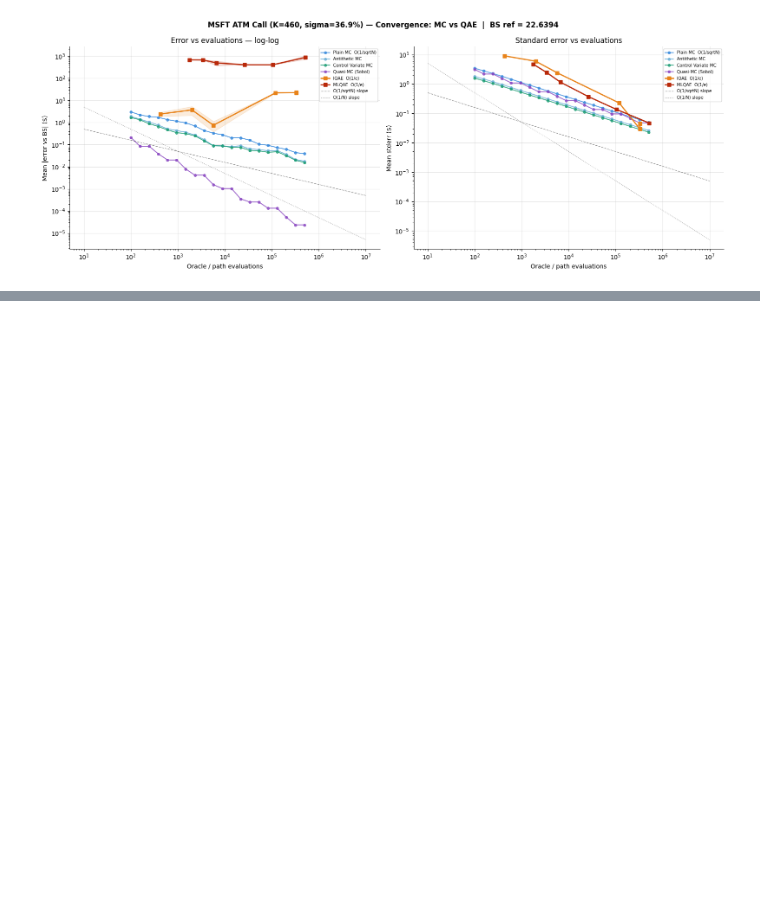
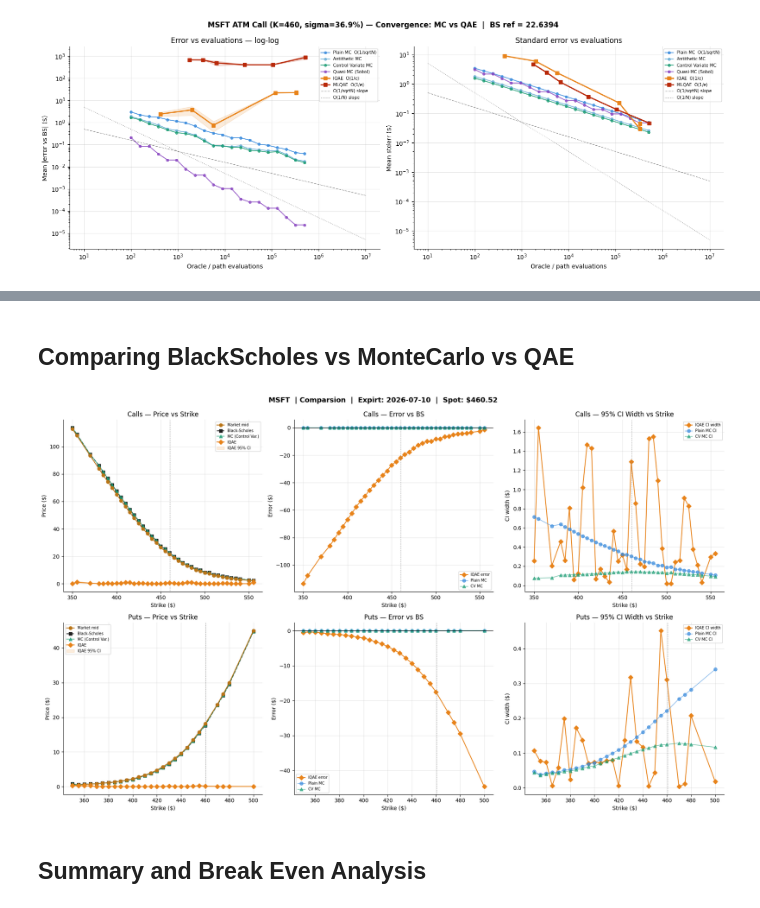
Before and after one commit to Alankrit01/Quantum-Options-Pricing, a Jupyter notebook: QAE.ipynb, the cells around one changed output, grey strips where cells are left out. Drawn from its saved outputs; the diff is of its cells as text; code cells hidden in the pictures; blank space fills up the shorter version.

```diff
--- a/QAE.ipynb
+++ b/QAE.ipynb
@@ -158,6 +158,8 @@ bs_calls = pd.read_csv(os.path.join(DATA_DIR, f"{SLUG}_bs_calls.csv")) \
            if os.path.exists(os.path.join(DATA_DIR, f"{SLUG}_bs_calls.csv")) else None
 mc_calls = pd.read_csv(os.path.join(DATA_DIR, f"{SLUG}_mc_calls.csv")) \
            if os.path.exists(os.path.join(DATA_DIR, f"{SLUG}_mc_calls.csv")) else None
+mc_puts = pd.read_csv(os.path.join(DATA_DIR, f"{SLUG}_mc_puts.csv")) \
+           if os.path.exists(os.path.join(DATA_DIR, f"{SLUG}_mc_puts.csv")) else None
 mc_conv  = pd.read_csv(os.path.join(DATA_DIR, f"{SLUG}_mc_convergence.csv")) \
            if os.path.exists(os.path.join(DATA_DIR, f"{SLUG}_mc_convergence.csv")) else None
 
@@ -450,0 +585,60 @@ plt.show()
+# %% [markdown]
+## Comparing BlackScholes vs MonteCarlo vs QAE
+# %%
+c = calls_qae.dropna(subset=['iqae_price'])
+p = puts_qae.dropna(subset=['iqae_price'])
+
+fig,axes = plt.subplots(2,3, figsize=(18,11))
+fig.suptitle(f"{TICKER}  | Comparsion  |  Expirt: {EXPIRY}  |  Spot: ${S:.2f}", fontsize=13, fontweight='bold', y=0.99)
+
+for row_idx, (df, label, mc_df) in enumerate([
+    (c, 'Calls', mc_calls),
+    (p, 'Puts', mc_puts),
+]):
+
+    ax = axes[row_idx, 0]
+    ax.plot(df['strike'], df['market_mid'], 'o-', color=COLORS['market'], lw=1.5, label='Market mid', zorder=5)
+    ax.plot(df['strike'], df['bs_price'], 's--', color=COLORS['bs'], lw=1.5, label='Black-Scholes')
+    if mc_df is not None and 'cv_price' in mc_df.columns:
+        m = mc_df[['strike', 'cv_price']].dropna()
+        ax.plot(m['strike'], m['cv_price'], '^-', color=COLORS['control_var'], lw=1.2, alpha=0.8, label='MC (Control Var.)')
+    ax.plot(df['strike'], df['iqae_price'], 'D-', color=COLORS['iqae'], lw=1.5, label='IQAE', zorder=5)
+    ax.fill_between(df['strike'], df['iqae_ci_lo'], df['iqae_ci_hi'], alpha=0.15, color=COLORS['iqae'], label='IQAE 95% CI')
+    ax.axvline(S, color=COLORS['spot'], lw=1, linestyle=':')
+    ax.set_title(f'{label} — Price vs Strike')
+    ax.set_xlabel('Strike ($)'); ax.set_ylabel('Price ($)')
+    ax.legend(fontsize=7)
+
+    # Error vs BS
+    ax = axes[row_idx, 1]
+    ax.plot(df['strike'], df['iqae_err_bs'], 'D-', color=COLORS['iqae'], lw=1.5, label='IQAE error')
+    if mc_df is not None and 'plain_err_bs' in mc_df.columns:
+        m = mc_df[['strike', 'plain_err_bs', 'cv_err_bs']].dropna()
+        ax.plot(m['strike'], m['plain_err_bs'], 'o-', color=COLORS['plain_mc'],    lw=1, alpha=0.7, label='Plain MC')
+        ax.plot(m['strike'], m['cv_err_bs'], '^-', color=COLORS['control_var'], lw=1, alpha=0.7, label='CV MC')
+    ax.axhline(0, color='black', lw=0.8)
+    ax.axvline(S, color=COLORS['spot'], lw=1, linestyle=':')
+    ax.set_title(f'{label} — Error vs BS')
+    ax.set_xlabel('Strike ($)'); ax.set_ylabel('Error ($)')
+    ax.legend(fontsize=7)
+
+    # CI Width vs Strike
+    ax = axes[row_idx, 2]
+    ci_w = df['iqae_ci_hi'] - df['iqae_ci_lo']
+    ax.plot(df['strike'], ci_w, 'D-', color=COLORS['iqae'], lw=1.5, label='IQAE CI width')
+    if mc_df is not None and 'plain_stderr' in mc_df.columns:
+        m = mc_df[['strike', 'plain_stderr', 'cv_stderr']].dropna()
+        ax.plot(m['strike'], m['plain_stderr'] * 2 * 1.96, 'o-', color=COLORS['plain_mc'], lw=1, alpha=0.7, label='Plain MC CI')
+        ax.plot(m['strike'], m['cv_stderr'] * 2 * 1.96, '^-', color=COLORS['control_var'], lw=1, alpha=0.7, label='CV MC CI')
+    ax.axvline(S, color=COLORS['spot'], lw=1, linestyle=':')
+    ax.set_title(f'{label} — 95% CI Width vs Strike')
+    ax.set_xlabel('Strike ($)'); ax.set_ylabel('CI width ($)')
+    ax.legend(fontsize=7)
+
+plt.tight_layout()
+plt.savefig(os.path.join(DATA_DIR, f"{SLUG}_qae_full_dashboard.png"), dpi=150, bbox_inches='tight')
+plt.show()
+# %% [output]
+[figure, added]
+# %% [markdown]
+## Summary and Break Even Analysis
```
Also changed, not shown: parts of 8 cells of this notebook.
